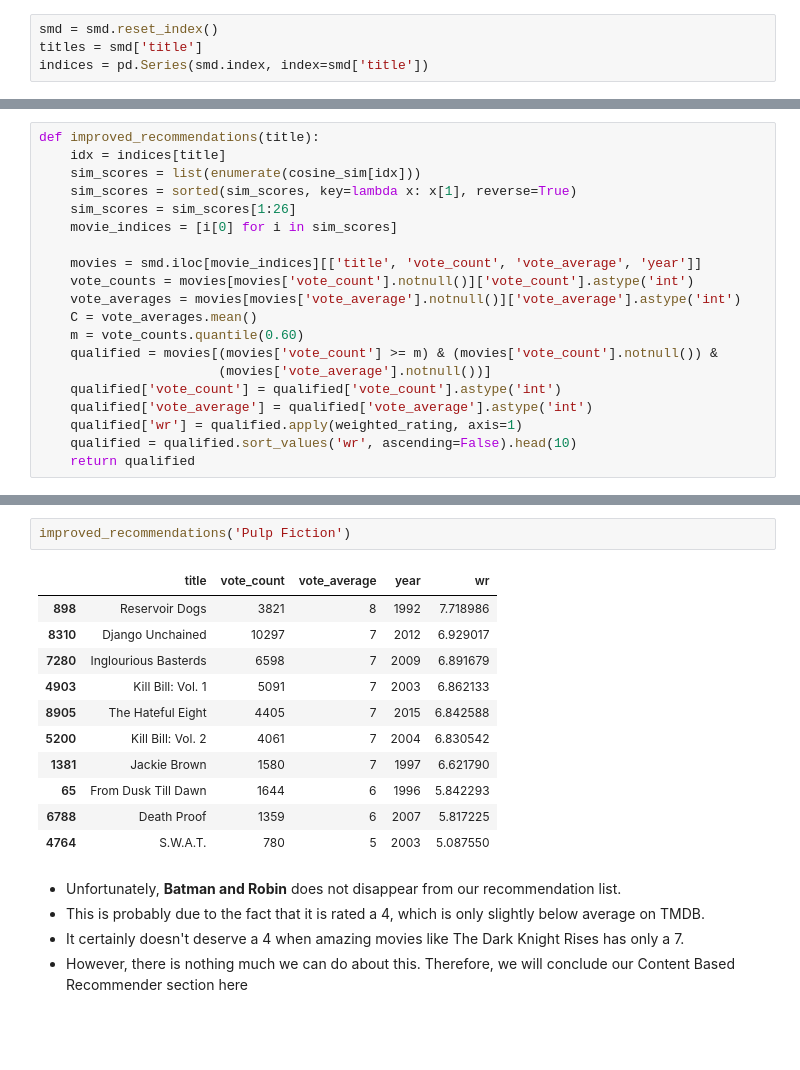
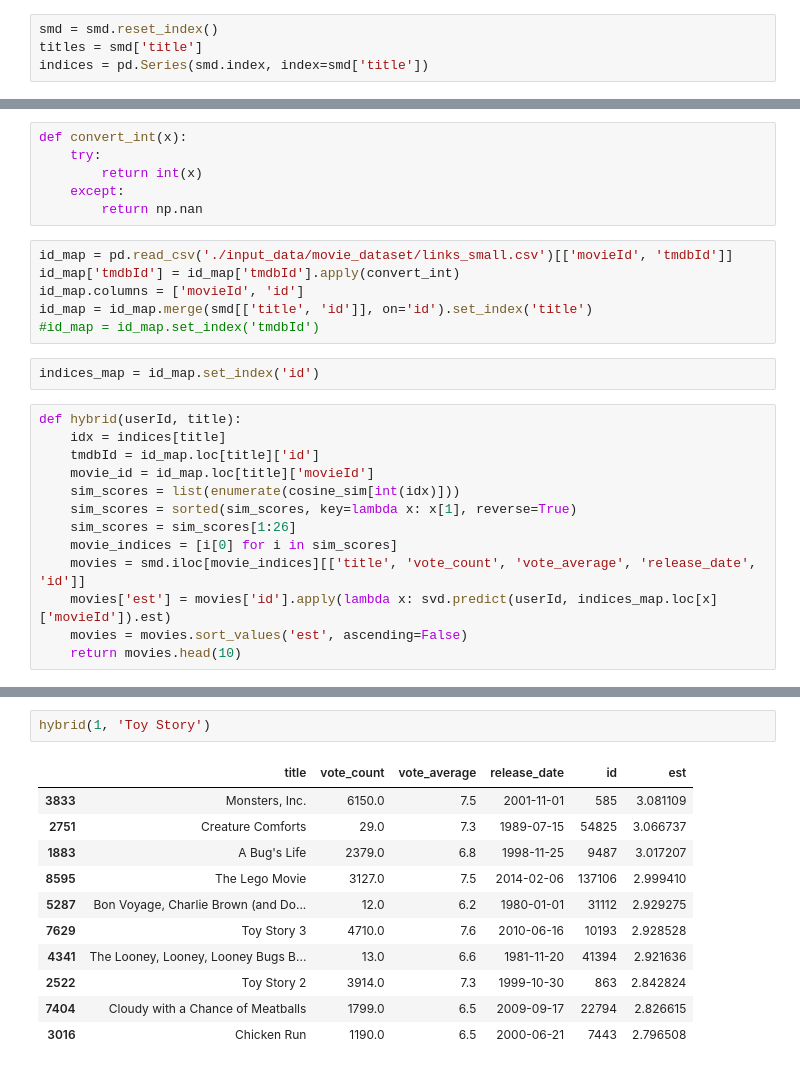
Before and after one commit to e-dzia/recommendation, a Jupyter notebook: lab1/Movie_recommendation_HYBRID.ipynb, the cells around one changed output, grey strips where cells are left out. Saved outputs shown, nothing was run; the diff lists cells and outputs as text; blank space fills up the shorter version.

Commit message:
Created lab1 dir and fixed hybrid method

```diff
--- a/Movie_recommendation_CB.ipynb
+++ b/lab1/Movie_recommendation_HYBRID.ipynb
@@ -802,20 +734,27 @@ Name: title, dtype: object
+# %%
+def convert_int(x):
+    try:
+        return int(x)
+    except:
+        return np.nan
+# %%
+id_map = pd.read_csv('./input_data/movie_dataset/links_small.csv')[['movieId', 'tmdbId']]
+id_map['tmdbId'] = id_map['tmdbId'].apply(convert_int)
+id_map.columns = ['movieId', 'id']
+id_map = id_map.merge(smd[['title', 'id']], on='id').set_index('title')
+#id_map = id_map.set_index('tmdbId')
+# %%
+indices_map = id_map.set_index('id')
 # %%
-def improved_recommendations(title):
+def hybrid(userId, title):
     idx = indices[title]
-    sim_scores = list(enumerate(cosine_sim[idx]))
+    tmdbId = id_map.loc[title]['id']
+    movie_id = id_map.loc[title]['movieId']
+    sim_scores = list(enumerate(cosine_sim[int(idx)]))
     sim_scores = sorted(sim_scores, key=lambda x: x[1], reverse=True)
     sim_scores = sim_scores[1:26]
     movie_indices = [i[0] for i in sim_scores]
-
-    movies = smd.iloc[movie_indices][['title', 'vote_count', 'vote_average', 'year']]
-    vote_counts = movies[movies['vote_count'].notnull()]['vote_count'].astype('int')
-    vote_averages = movies[movies['vote_average'].notnull()]['vote_average'].astype('int')
-    C = vote_averages.mean()
-    m = vote_counts.quantile(0.60)
-    qualified = movies[(movies['vote_count'] >= m) & (movies['vote_count'].notnull()) &
-                       (movies['vote_average'].notnull())]
-    qualified['vote_count'] = qualified['vote_count'].astype('int')
-    qualified['vote_average'] = qualified['vote_average'].astype('int')
-    qualified['wr'] = qualified.apply(weighted_rating, axis=1)
-    qualified = qualified.sort_values('wr', ascending=False).head(10)
-    return qualified
+    movies = smd.iloc[movie_indices][['title', 'vote_count', 'vote_average', 'release_date', 'id']]
+    movies['est'] = movies['id'].apply(lambda x: svd.predict(userId, indices_map.loc[x]['movieId']).est)
+    movies = movies.sort_values('est', ascending=False)
+    return movies.head(10)
@@ -836,20 +761,14 @@ improved_recommendations('The Dark Knight')
-# %%
-improved_recommendations('Pulp Fiction')
-# %% [output]
-|  | title | vote_count | vote_average | year | wr |
-| 898 | Reservoir Dogs | 3821 | 8 | 1992 | 7.718986 |
-| 8310 | Django Unchained | 10297 | 7 | 2012 | 6.929017 |
-| 7280 | Inglourious Basterds | 6598 | 7 | 2009 | 6.891679 |
-| 4903 | Kill Bill: Vol. 1 | 5091 | 7 | 2003 | 6.862133 |
-| 8905 | The Hateful Eight | 4405 | 7 | 2015 | 6.842588 |
-| 5200 | Kill Bill: Vol. 2 | 4061 | 7 | 2004 | 6.830542 |
-| 1381 | Jackie Brown | 1580 | 7 | 1997 | 6.621790 |
-| 65 | From Dusk Till Dawn | 1644 | 6 | 1996 | 5.842293 |
-| 6788 | Death Proof | 1359 | 6 | 2007 | 5.817225 |
-| 4764 | S.W.A.T. | 780 | 5 | 2003 | 5.087550 |
-# %% [markdown]
-* Unfortunately, __Batman and Robin__ does not disappear from our recommendation list.
-* This is probably due to the fact that it is rated a 4, which is only slightly below average on TMDB.
-* It certainly doesn't deserve a 4 when amazing movies like The Dark Knight Rises has only a 7.
-* However, there is nothing much we can do about this. Therefore, we will conclude our Content Based Recommender
-  section here
+# %%
+hybrid(1, 'Toy Story')
+# %% [output]
+|  | title | vote_count | vote_average | release_date | id | est |
+| 3833 | Monsters, Inc. | 6150.0 | 7.5 | 2001-11-01 | 585 | 3.081109 |
+| 2751 | Creature Comforts | 29.0 | 7.3 | 1989-07-15 | 54825 | 3.066737 |
+| 1883 | A Bug's Life | 2379.0 | 6.8 | 1998-11-25 | 9487 | 3.017207 |
+| 8595 | The Lego Movie | 3127.0 | 7.5 | 2014-02-06 | 137106 | 2.999410 |
+| 5287 | Bon Voyage, Charlie Brown (and Do... | 12.0 | 6.2 | 1980-01-01 | 31112 | 2.929275 |
+| 7629 | Toy Story 3 | 4710.0 | 7.6 | 2010-06-16 | 10193 | 2.928528 |
+| 4341 | The Looney, Looney, Looney Bugs B... | 13.0 | 6.6 | 1981-11-20 | 41394 | 2.921636 |
+| 2522 | Toy Story 2 | 3914.0 | 7.3 | 1999-10-30 | 863 | 2.842824 |
+| 7404 | Cloudy with a Chance of Meatballs | 1799.0 | 6.5 | 2009-09-17 | 22794 | 2.826615 |
+| 3016 | Chicken Run | 1190.0 | 6.5 | 2000-06-21 | 7443 | 2.796508 |
```
Also changed, not shown: parts of 29 cells of this notebook, 5 other files.
